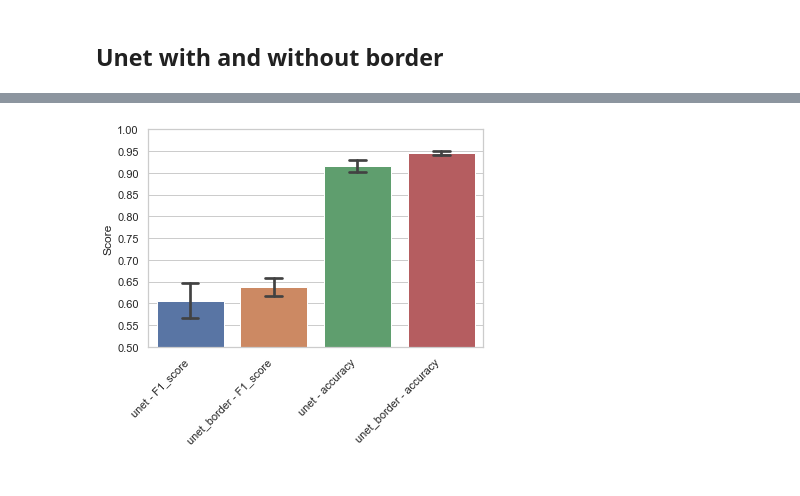
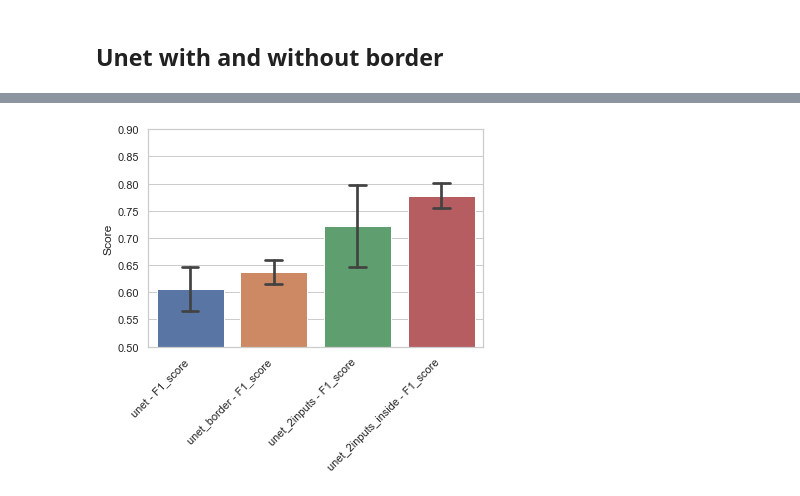
Before and after one commit to stianteien/M_DV_V2022, a Jupyter notebook: unet_detection/compare_unets.ipynb, the cells around one changed output, grey strips where cells are left out. Drawn from its saved outputs; the diff is of its cells as text; code cells hidden in the pictures.

Commit message:
compared border and double input net

```diff
--- a/unet_detection/compare_unets.ipynb
+++ b/unet_detection/compare_unets.ipynb
@@ -11,6 +11,8 @@ import seaborn as sns
 # %%
 unet = np.load("unetmetric.npy")
 unet_border = np.load("unetmetric_border.npy")
+unet_2inputs = np.load("unetmetric_2inputs.npy")
+unet_2input_inside = np.load("unet_2input2.npy")
 sharpunet = np.load("from_orion/sharpunetmetrics.npy")
 multiresnet = np.load("from_orion/multinresunetmetrics.npy")
 # %%
@@ -94,12 +96,16 @@ plt.show()
 # %% [markdown]
 ## Unet with and without border
 # %%
-combs = np.vstack([unet, unet_border]).T
+combs = np.vstack([unet, unet_border, unet_2inputs, unet_2input_inside]).T
 metrics_df = pd.DataFrame(combs,
              columns=["unet - F1_score",
                       "unet - accuracy",
                       "unet_border - F1_score",
-                      "unet_border - accuracy"])
+                      "unet_border - accuracy",
+                      "unet_2inputs - F1_score",
+                      "unet_2inputs - accuracy",
+                      "unet_2inputs_inside - F1_score",
+                      "unet_2inputs_inside - accuracy"])
 
 metrics_df
 # %% [output]
@@ -112,16 +118,16 @@ metrics_df
 # %%
 sns.set_theme(style="whitegrid")
-sns.barplot(data=metrics_df,
-           order=["unet - F1_score", "unet_border - F1_score", "unet - accuracy", "unet_border - accuracy"],
+sns.barplot(data=metrics_df[["unet - F1_score", "unet_border - F1_score", "unet_2inputs - F1_score", "unet_2inputs_inside - F1_score" ]],
+
            capsize=.2,
            ci='sd')
 
-plt.yticks(np.arange(.5,1.01,.05))
-plt.ylim(0.5,1)
+plt.yticks(np.arange(.5,.91,.05))
+plt.ylim(0.5,.9)
 plt.xticks(rotation=45, ha="right")
 plt.ylabel("Score")
 
 
 plt.show()
 # %% [output]
-[figure, old version]
+[figure, new version]
```
Also changed, not shown: parts of 1 cell of this notebook.
